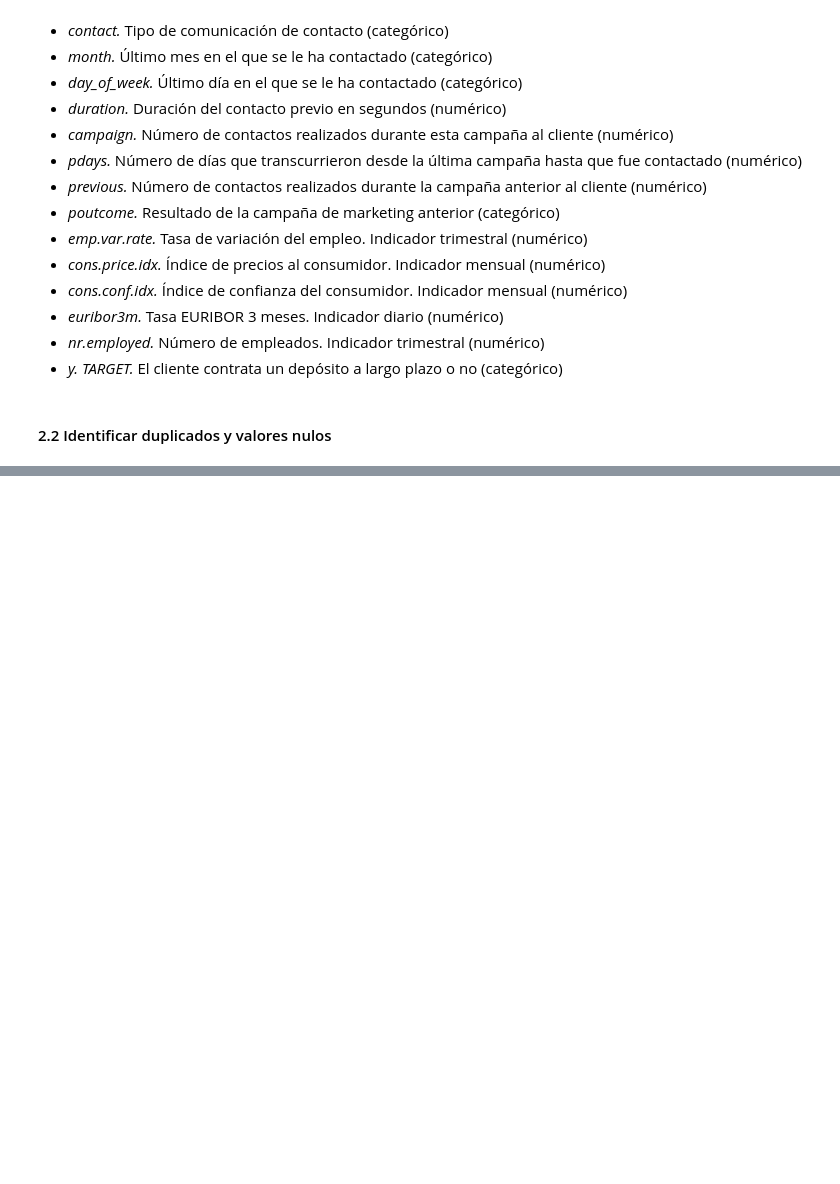
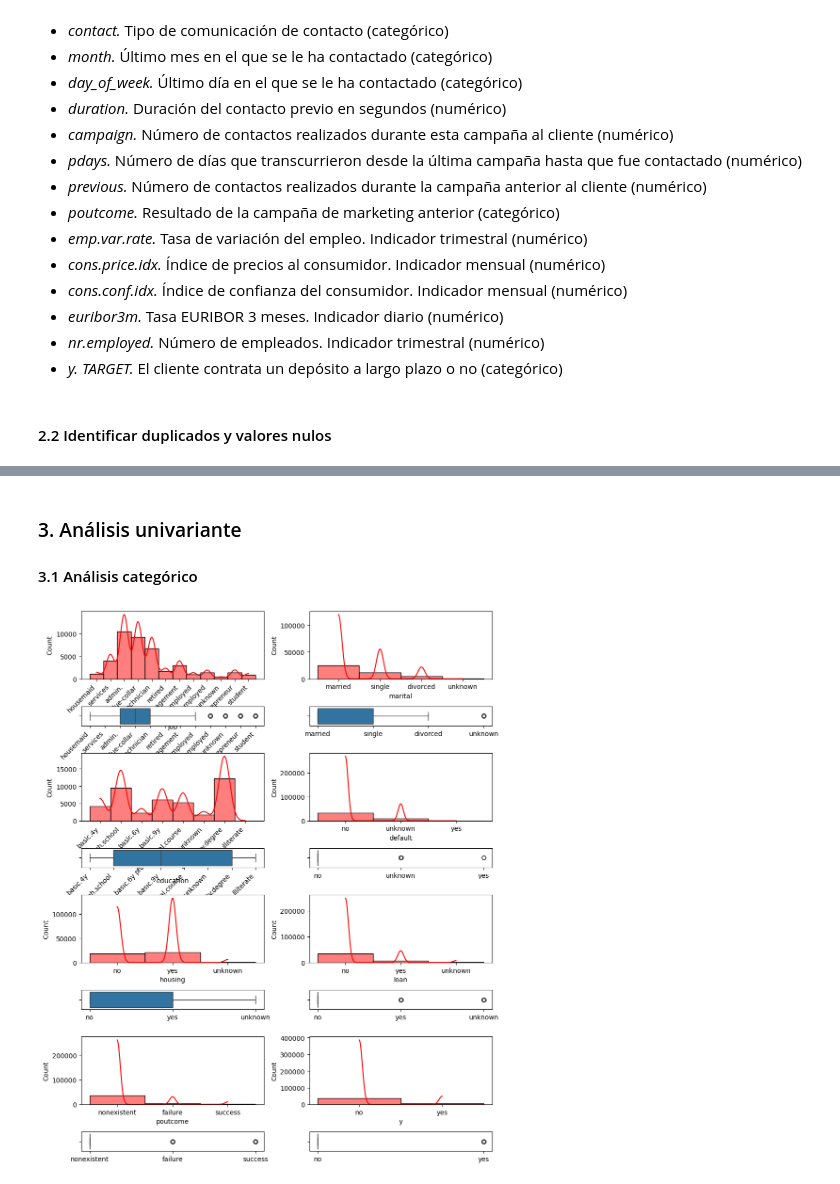
Before and after one commit to 4GeeksAcademy/ivandla96-Proyecto-Regresion-Logistica, a Jupyter notebook: src/explore.ipynb, the cells around one changed output, grey strips where cells are left out. Drawn from its saved outputs; the diff is of its cells as text; code cells hidden in the pictures; blank space fills up the shorter version.

```diff
--- a/src/explore.ipynb
+++ b/src/explore.ipynb
@@ -88,3 +99,7 @@ total_data.head()
 - *y. TARGET.* El cliente contrata un depósito a largo plazo o no (categórico)
 # %% [markdown]
 #### 2.2 Identificar duplicados y valores nulos
+# %%
+total_data = total_data.drop_duplicates()
+print("Antes:", total_data.shape)
+print("Después:", total_data.shape)
@@ -101,0 +136,3 @@ memory usage: 321.9+ KB
+# %%
+total_data.drop(['contact', 'month', 'day_of_week', 'duration', 'previous', 'nr.employed', 'pdays'], axis = 1, inplace = True)
+total_data.head()
@@ -101,0 +146,38 @@ memory usage: 321.9+ KB
+# %% [markdown]
+### 3. Análisis univariante
+#### 3.1 Análisis categórico
+# %%
+fig, axis = plt.subplots(8, 2, figsize=(10, 12), gridspec_kw={'height_ratios': [7, 2, 7, 2, 7, 2, 7, 2]})
+
+sns.histplot(ax = axis[0,0], data = total_data, x = 'job', kde=True, color = 'red')
+sns.boxplot(ax = axis[1,0], data = total_data, x='job').set(xlabel = None)
+
+sns.histplot(ax = axis[0,1], data = total_data, x = 'marital', kde = True, color = 'red')
+sns.boxplot(ax = axis[1,1], data = total_data, x='marital').set(xlabel = None)
+
+sns.histplot(ax = axis[2,0], data = total_data, x = 'education', kde = True, color = 'red')
+sns.boxplot(ax = axis[3,0], data = total_data, x='education').set(xlabel = None)
+
+sns.histplot(ax = axis[2,1], data = total_data, x = 'default', kde = True, color = 'red')
+sns.boxplot(ax = axis[3,1], data = total_data, x='default').set(xlabel = None)
+
+sns.histplot(ax = axis[4, 0], data = total_data, x = 'housing', kde = True, color = 'red')
+sns.boxplot(ax = axis[5,0], data = total_data, x='housing').set(xlabel = None)
+
+sns.histplot(ax = axis[4,1], data = total_data, x = 'loan', kde = True, color = 'red')
+sns.boxplot(ax = axis[5,1], data = total_data, x='loan').set(xlabel = None)
+
+sns.histplot(ax = axis[6,0], data = total_data, x = 'poutcome', kde = True, color = 'red')
+sns.boxplot(ax = axis[7,0], data = total_data, x='poutcome').set(xlabel = None)
+
+sns.histplot(ax = axis[6,1], data = total_data, x = 'y', kde = True, color = 'red')
+sns.boxplot(ax = axis[7,1], data = total_data, x='y').set(xlabel = None)
+
+plt.tight_layout()
+plt.setp(axis[0,0].get_xticklabels(), rotation=45, ha='right')
+plt.setp(axis[1,0].get_xticklabels(), rotation=45, ha='right')
+plt.setp(axis[2,0].get_xticklabels(), rotation=45, ha='right')
+plt.setp(axis[3,0].get_xticklabels(), rotation=45, ha='right')
+plt.show()
+# %% [output]
+[figure, added]
```
Also changed, not shown: parts of 12 cells of this notebook.
